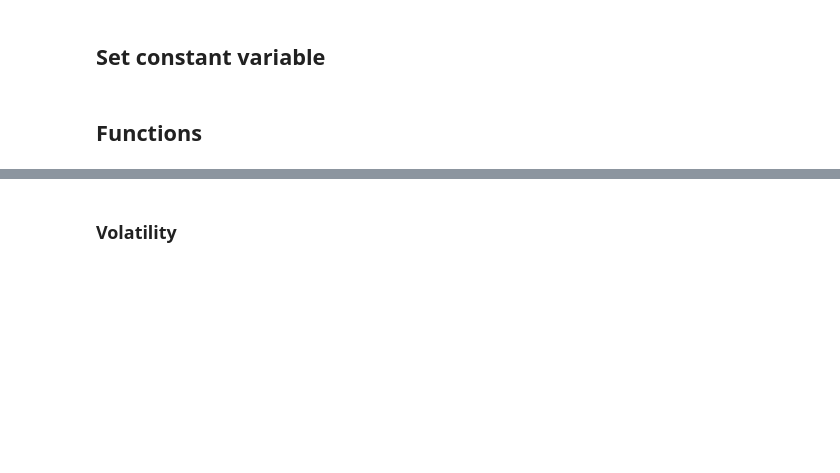
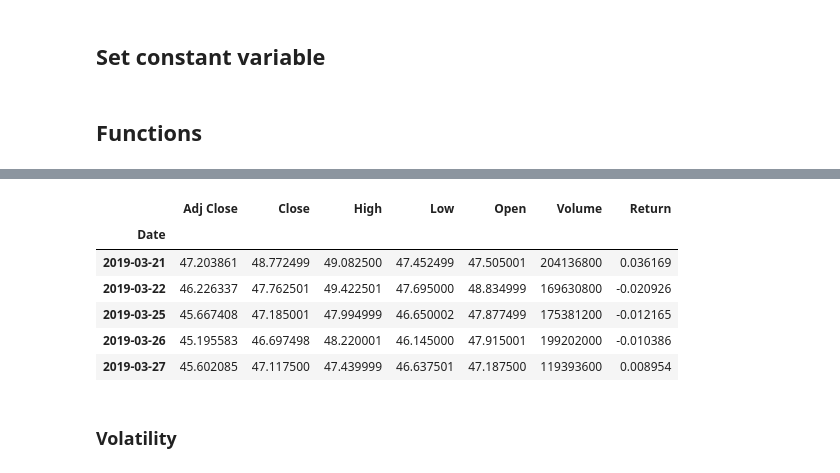
Before and after one commit to AndreaBe99/ai4traiding-project, a Jupyter notebook: notebook/yahoo_finance_dataset_analysis.ipynb, the cells around one changed output, grey strips where cells are left out. Saved outputs shown, nothing was run; the diff lists cells and outputs as text; code cells hidden in the pictures; blank space fills up the shorter version.

```diff
--- a/notebook/yahoo_finance_dataset_analysis.ipynb
+++ b/notebook/yahoo_finance_dataset_analysis.ipynb
@@ -47,3 +181,34 @@ def get_dataframe(ticker):
+# %%
+def get_ticker_df(dataset, ticker="AAPL"):
+    """Get the dataframe for a specific ticker.
+
+    Args:
+        ticker (str, optional): Ticker name. Defaults to "AAPL".
+
+    Returns:
+        df (pd.DataFrame): Dataframe with the prices of the asset.
+    """
+
+    columns = dataset.columns.levels[0]
+    df = dataset[columns[0], ticker]
+    for column in columns[1:]:
+        temp = dataset[column, ticker]
+        df = pd.concat([df, temp], axis=1)
+    df = df.droplevel(1, axis=1)
+    return df
+# %%
+one_ticker_df = dataset.copy()
+
+one_ticker_df = get_ticker_df(one_ticker_df, "AAPL")
+one_ticker_df.head()
+# %% [output]
+|  | Adj Close | Close | High | Low | Open | Volume | Return |
+| Date |  |  |  |  |  |  |  |
+| 2019-03-21 | 47.203861 | 48.772499 | 49.082500 | 47.452499 | 47.505001 | 204136800 | 0.036169 |
+| 2019-03-22 | 46.226337 | 47.762501 | 49.422501 | 47.695000 | 48.834999 | 169630800 | -0.020926 |
+| 2019-03-25 | 45.667408 | 47.185001 | 47.994999 | 46.650002 | 47.877499 | 175381200 | -0.012165 |
+| 2019-03-26 | 45.195583 | 46.697498 | 48.220001 | 46.145000 | 47.915001 | 199202000 | -0.010386 |
+| 2019-03-27 | 45.602085 | 47.117500 | 47.439999 | 46.637501 | 47.187500 | 119393600 | 0.008954 |
 # %% [markdown]
 ### Volatility
 # %% [markdown]
```
Also changed, not shown: parts of 8 cells of this notebook.
